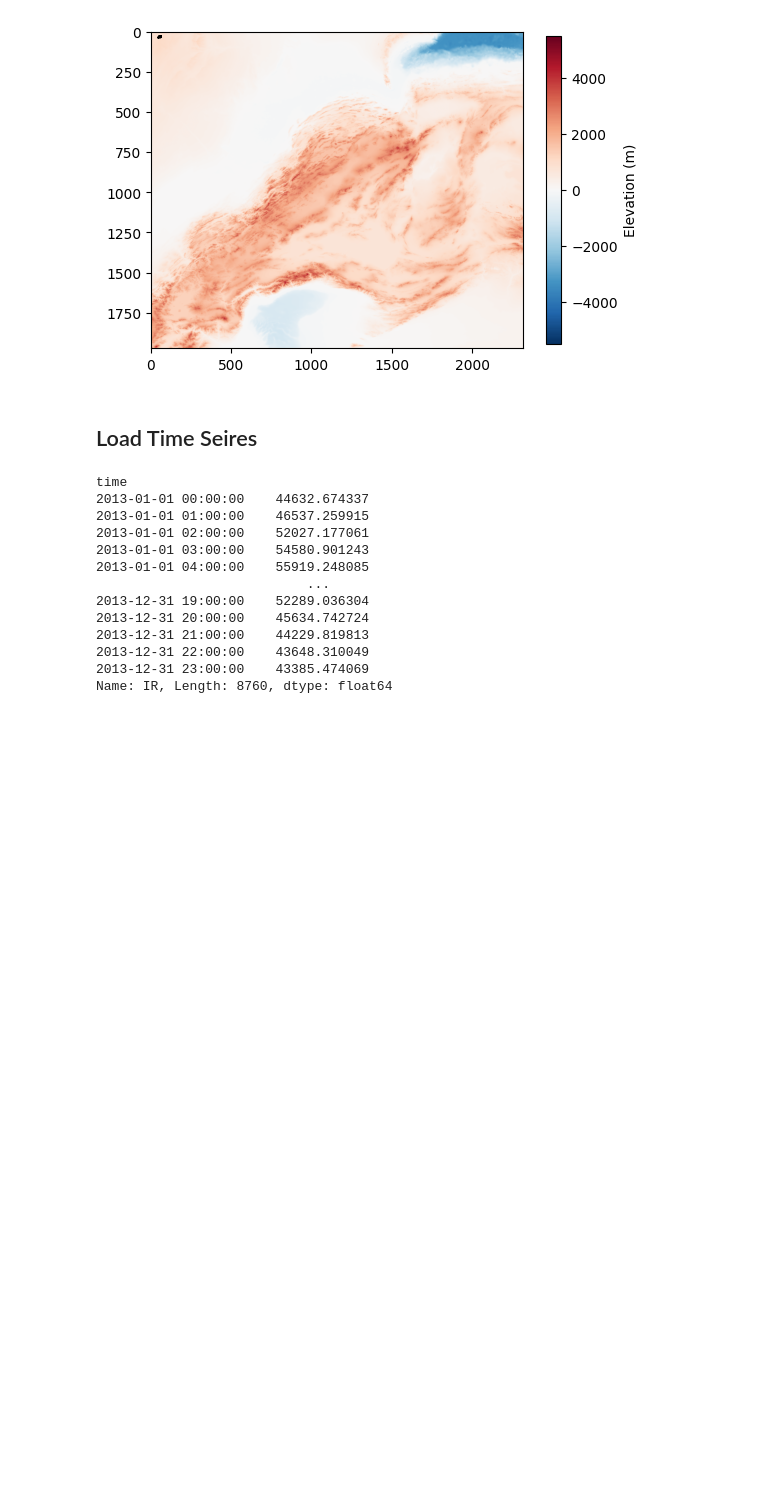
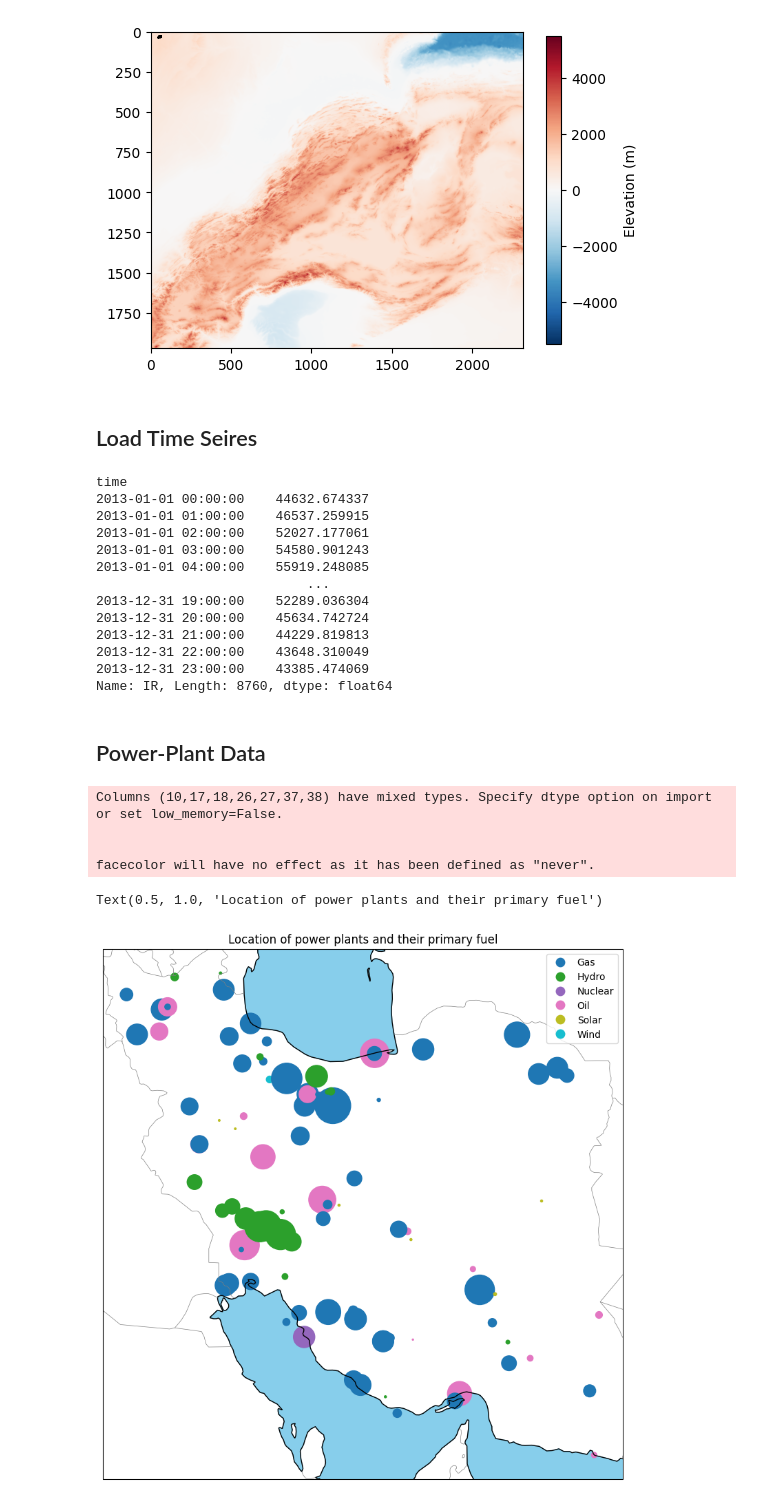
Before and after one commit to morteezzaa/iran-renewable-system-analysis, a Jupyter notebook: model.ipynb, the cells around one changed output. Cells and saved outputs as stored; diff of their text form; code cells hidden in the pictures; blank space fills up the shorter version.

Commit message:
adding power_plant_data, GLC and Costs

```diff
--- a/model.ipynb
+++ b/model.ipynb
@@ -40,6 +40,13 @@ url_wdpa = "https://tubcloud.tu-berlin.de/s/567ckizz2Y6RLQq/download?path=%2Fwdp
 url_gebco = "https://tubcloud.tu-berlin.de/s/567ckizz2Y6RLQq/download?path=%2Fgebco&files=GEBCO_2014_2D-IR.nc"
 
 url_load = Path("data") / "load.csv"
+
+url_power_plants = Path("data") / "global_power_plant_database.csv"
+
+url_glc = "https://tubcloud.tu-berlin.de/s/567ckizz2Y6RLQq/download?path=%2Fcopernicus-glc&files=PROBAV_LC100_global_v3.0.1_2019-nrt_Discrete-Classification-map_EPSG-4326-IR.tif"
+
+COST_YEAR = 2020
+url_costs = Path("data") / f"costs_{COST_YEAR}.csv"
 # %% [markdown]
 ## getting the shape of the country
 # %%
@@ -146,3 +149,39 @@ time
 2013-12-31 22:00:00    43648.310049
 2013-12-31 23:00:00    43385.474069
 Name: IR, Length: 8760, dtype: float64
+# %% [markdown]
+## Power-Plant Data
+# %%
+pp = pd.read_csv(url_power_plants)
+pp = pp[pp["country"] == "IRN"]
+
+geometry = gpd.points_from_xy(pp.longitude, pp.latitude) # saving geometry from long and lat of the data to create a geopanda
+
+pp_ir = gpd.GeoDataFrame(pp, geometry=geometry, crs="WGS84")
+
+# Plot them
+fig = plt.figure(figsize=(15, 10))
+ax = plt.axes(projection = ccrs.epsg(3857))
+
+pp_ir.to_crs(epsg=3857).plot(
+    ax = ax,
+    column = "primary_fuel",
+    markersize = pp_ir["capacity_mw"]/2, # deviding by 2 for better illustration
+    legend=True,
+)
+
+ax.coastlines()
+
+ax.add_feature(cartopy.feature.OCEAN, color="skyblue")
+ax.add_feature(cartopy.feature.BORDERS, color="grey", linewidth=0.5)
+#ax.add_feature(cartopy.feature.LAKES, color="skyblue")
+#ax.set_extent([44, 64, 24, 41], crs=ccrs.PlateCarree())
+
+ax.set_title("Location of power plants and their primary fuel")
+# %% [output]
+Columns (10,17,18,26,27,37,38) have mixed types. Specify dtype option on import or set low_memory=False.
+
+
+facecolor will have no effect as it has been defined as "never".
+Text(0.5, 1.0, 'Location of power plants and their primary fuel')
+[figure, added]
```
Also changed, not shown: parts of 12 cells of this notebook, 11 other files.
